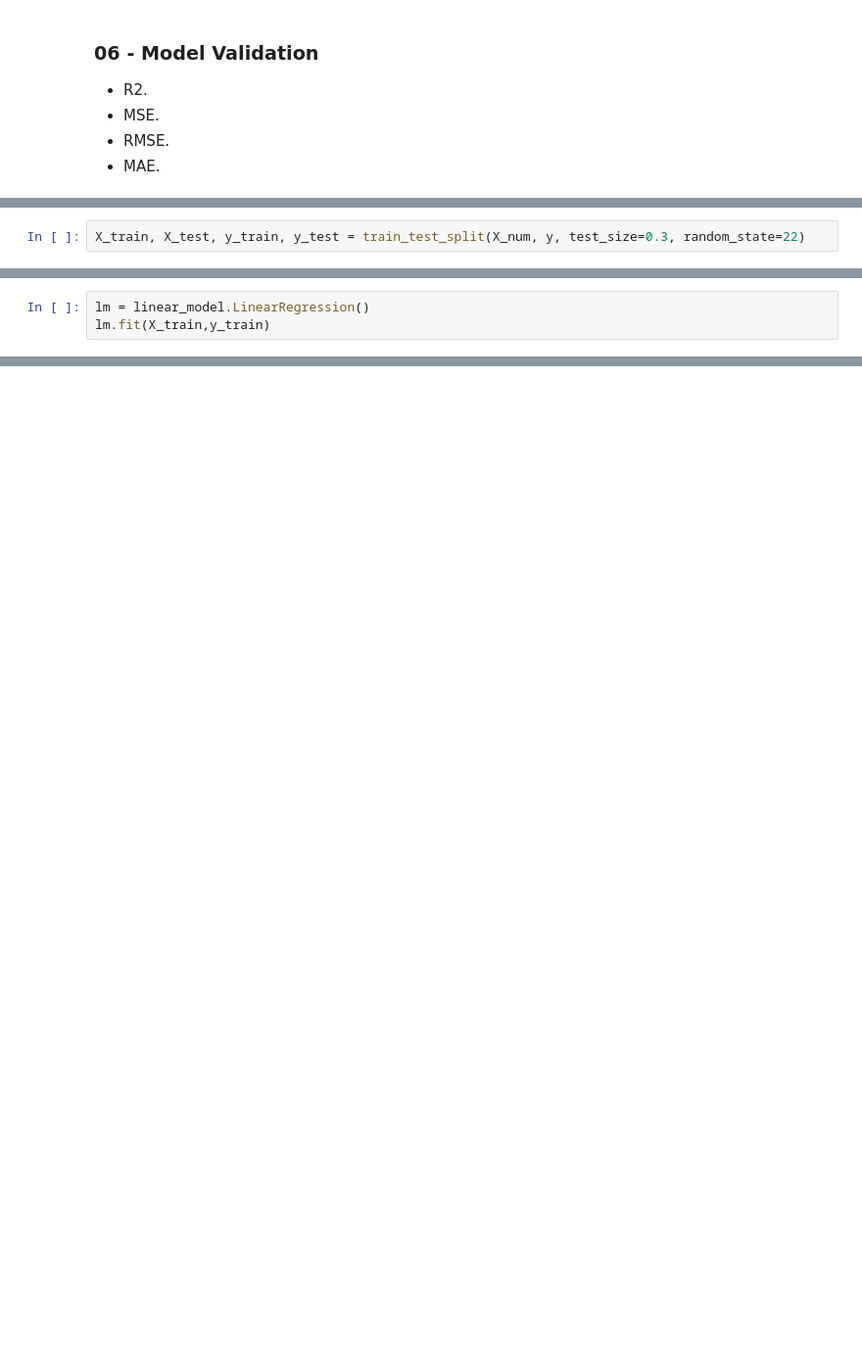
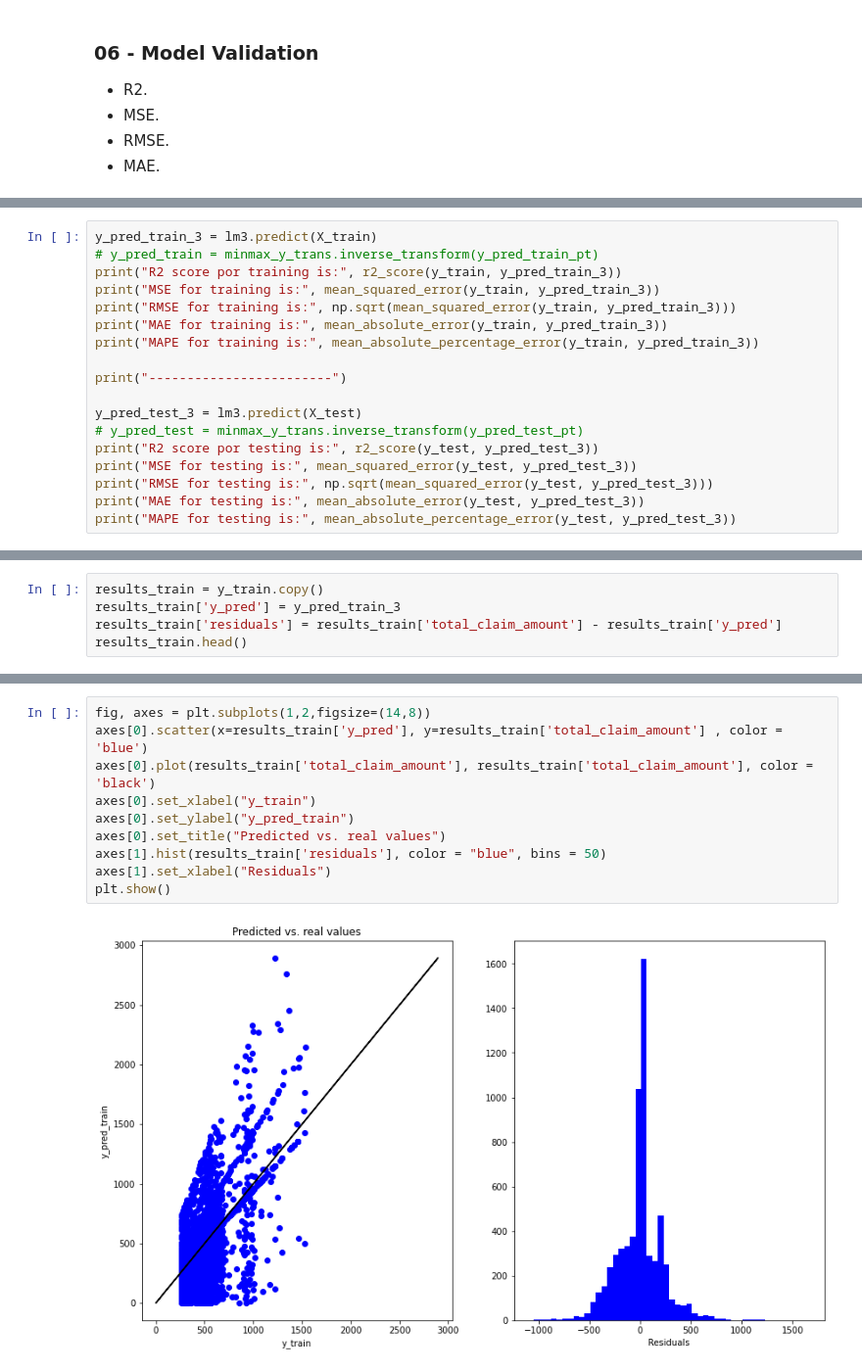
Before and after one commit to Alfon22A/Lab-Customer-Analysis-Final-Round, a Jupyter notebook: Solution.ipynb, the cells around one changed output, grey strips where cells are left out. Shown: that part at 98% size. Drawn from its saved outputs; the diff is of its cells as text; blank space fills up the shorter version.

```diff
--- a/Solution.ipynb
+++ b/Solution.ipynb
@@ -349,2 +356,0 @@ MAPE for testing is: 43355611251764.41
-# %%
-X_train, X_test, y_train, y_test = train_test_split(X_num, y, test_size=0.3, random_state=22)
@@ -361,3 +356,0 @@ print(y_test.shape)
-# %%
-lm = linear_model.LinearRegression()
-lm.fit(X_train,y_train)
@@ -393,0 +387,18 @@ MAPE for testing is: 1.0560766307996894
+# %%
+y_pred_train_3 = lm3.predict(X_train)
+# y_pred_train = minmax_y_trans.inverse_transform(y_pred_train_pt)
+print("R2 score por training is:", r2_score(y_train, y_pred_train_3))
+print("MSE for training is:", mean_squared_error(y_train, y_pred_train_3))
+print("RMSE for training is:", np.sqrt(mean_squared_error(y_train, y_pred_train_3)))
+print("MAE for training is:", mean_absolute_error(y_train, y_pred_train_3))
+print("MAPE for training is:", mean_absolute_percentage_error(y_train, y_pred_train_3))
+
+print("------------------------")
+
+y_pred_test_3 = lm3.predict(X_test)
+# y_pred_test = minmax_y_trans.inverse_transform(y_pred_test_pt)
+print("R2 score por testing is:", r2_score(y_test, y_pred_test_3))
+print("MSE for testing is:", mean_squared_error(y_test, y_pred_test_3))
+print("RMSE for testing is:", np.sqrt(mean_squared_error(y_test, y_pred_test_3)))
+print("MAE for testing is:", mean_absolute_error(y_test, y_pred_test_3))
+print("MAPE for testing is:", mean_absolute_percentage_error(y_test, y_pred_test_3))
@@ -399,0 +423,5 @@ Model works best with no normalization or transformation
+# %%
+results_train = y_train.copy()
+results_train['y_pred'] = y_pred_train_3
+results_train['residuals'] = results_train['total_claim_amount'] - results_train['y_pred']
+results_train.head()
@@ -399,0 +435,12 @@ Model works best with no normalization or transformation
+# %%
+fig, axes = plt.subplots(1,2,figsize=(14,8))
+axes[0].scatter(x=results_train['y_pred'], y=results_train['total_claim_amount'] , color = 'blue')
+axes[0].plot(results_train['total_claim_amount'], results_train['total_claim_amount'], color = 'black')
+axes[0].set_xlabel("y_train")
+axes[0].set_ylabel("y_pred_train")
+axes[0].set_title("Predicted vs. real values")
+axes[1].hist(results_train['residuals'], color = "blue", bins = 50)
+axes[1].set_xlabel("Residuals")
+plt.show()
+# %% [output]
+[figure, added]
```
Also changed, not shown: parts of 30 cells of this notebook, 1 other file.
